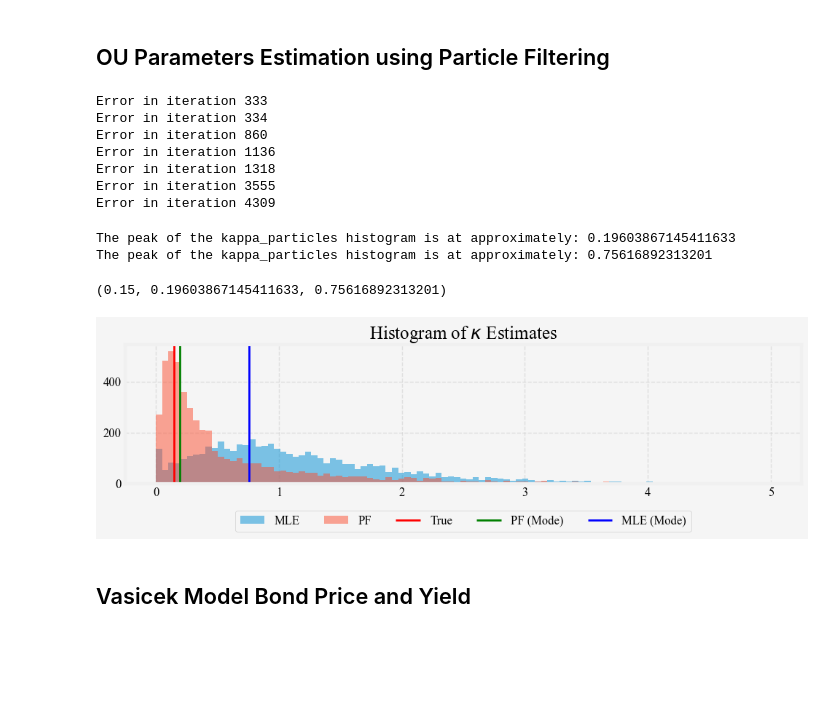
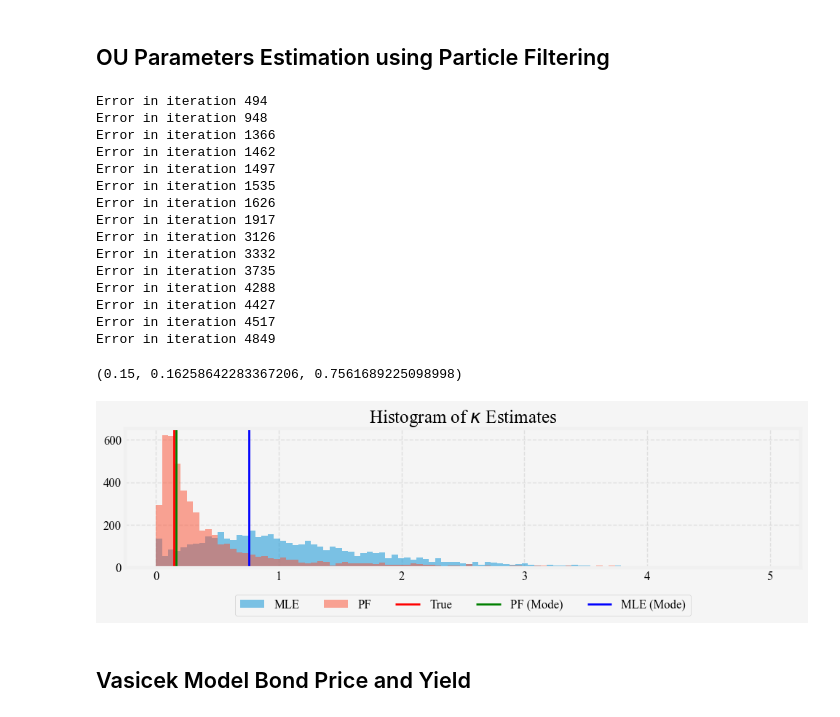
Before and after one commit to steveya/short-rate-models, a Jupyter notebook: notebook/vasicek_model.ipynb, the cells around one changed output. Saved outputs shown, nothing was run; the diff lists cells and outputs as text; code cells hidden in the pictures; blank space fills up the shorter version.

```diff
--- a/notebook/vasicek_model.ipynb
+++ b/notebook/vasicek_model.ipynb
@@ -311,7 +311,7 @@ def compute_likelihood(r_prev, r_curr, kappa, theta, sigma, dt):
     return np.exp(-0.5 * ((r_curr - mean)**2 / var)) / np.sqrt(2 * np.pi * var)
 
 @njit
-def weighted_resample(particles, weights):
+def systematic_resample(particles, weights):
     N = len(weights)
     indices = np.zeros(N, dtype=np.int64)
     C = np.cumsum(weights)
@@ -337,8 +337,11 @@ def weighted_cov(X, w):
 
 @njit
 def adaptive_kernel(particles, weights):
+    # reimplementation of
+    # https://docs.scipy.org/doc/scipy/reference/generated/scipy.stats.gaussian_kde.html
     cov = weighted_cov(particles, weights)
-    h = (4 / (len(particles) * (2 + 3))) ** (1/5)
+    d = cov.shape[0]
+    h = (4 / (len(particles) * (2 + d))) ** (1/(d+4))
     return h * cov
 
 @njit
@@ -348,7 +351,7 @@ def multivariate_normal(mean, cov):
     return mean + np.dot(L, z)
 
 @njit
-def mcmc_move(particles, weights, r_prev, r_curr, dt):
+def mcmc(particles, weights, r_prev, r_curr, dt):
     cov = adaptive_kernel(particles, weights)
     new_particles = np.empty_like(particles)
     for i in range(len(particles)):
@@ -371,9 +374,9 @@ def update(particles, weights, r_prev, r_curr, dt):
     weights /= np.sum(weights)
 
     if 1 / np.sum(weights**2) < len(particles) / 2:
-        particles = weighted_resample(particles, weights)
+        particles = systematic_resample(particles, weights)
         weights = np.ones(len(weights)) / len(weights)
-        particles = mcmc_move(particles, weights, r_prev, r_curr, dt)
+        particles = mcmc(particles, weights, r_prev, r_curr, dt)
 
     return particles, weights
 
@@ -399,8 +402,6 @@ def calibrate_vasicek_particle_filter(data, dt, num_particles=1000):
 # Usage
 # result = estimate_ou_parameters_fast(rates, dt)
 # print(result)
-# %%
-kappa_est, theta_est, sigma_est = calibrate_vasicek_particle_filter(rates, dt)
 # %%
 kappa_ests = []
 theta_ests = []
@@ -428,13 +429,21 @@ for i in range(num_run):
     theta_ests.append(theta_est)
     sigma_ests.append(sigma_est)
 # %% [output]
-Error in iteration 333
-Error in iteration 334
-Error in iteration 860
-Error in iteration 1136
-Error in iteration 1318
-Error in iteration 3555
-Error in iteration 4309
+Error in iteration 494
+Error in iteration 948
+Error in iteration 1366
+Error in iteration 1462
+Error in iteration 1497
+Error in iteration 1535
+Error in iteration 1626
+Error in iteration 1917
+Error in iteration 3126
+Error in iteration 3332
+Error in iteration 3735
+Error in iteration 4288
+Error in iteration 4427
+Error in iteration 4517
+Error in iteration 4849
 # %%
 def kappa_particles_mode(kappa_ests):
     hist, bin_edges = np.histogram(kappa_ests, bins=100)
@@ -449,25 +458,23 @@ def kappa_particles_mode(kappa_ests):
 # %%
 peak_kappa_pf = kappa_particles_mode(kappa_ests)
 peak_kappa_mle = kappa_particles_mode(kappa_ests_mle)
 bins = np.linspace(0, 5, 100)
 plt.hist(kappa_ests_mle, bins=bins, alpha=0.5, label='MLE')
 plt.hist(kappa_ests, bins=bins, alpha=0.5, label='PF')
 plt.axvline(kappa, color='r', label='True')
 plt.axvline(peak_kappa_pf, color='g', label='PF (Mode)')
 plt.axvline(peak_kappa_mle, color='b', label='MLE (Mode)')
 plt.legend(loc='upper center',
-           bbor_to_anchor=(0.5, -0.15),
+           bbox_to_anchor=(0.5, -0.15),
            ncol=5)
 plt.title('Histogram of $\kappa$ Estimates')
 # Adjust the bottom margin to make room for the legend
 plt.tight_layout()
 plt.subplots_adjust(bottom=0.2)
 kappa, peak_kappa_pf, peak_kappa_mle
 # %% [output]
-The peak of the kappa_particles histogram is at approximately: 0.19603867145411633
-The peak of the kappa_particles histogram is at approximately: 0.75616892313201
+(0.15, 0.16258642283367206, 0.7561689225098998)
-(0.15, 0.19603867145411633, 0.75616892313201)
-[figure, old version]
+[figure, new version]
 # %% [markdown]
 ## Vasicek Model Bond Price and Yield
 # %%
```
Also changed, not shown: parts of 4 cells of this notebook.
